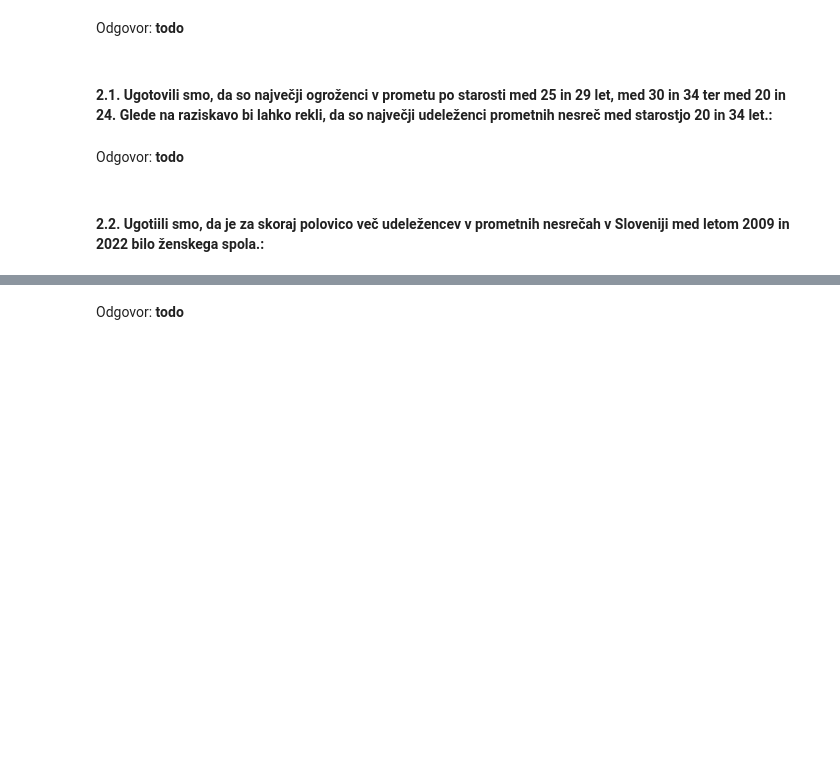
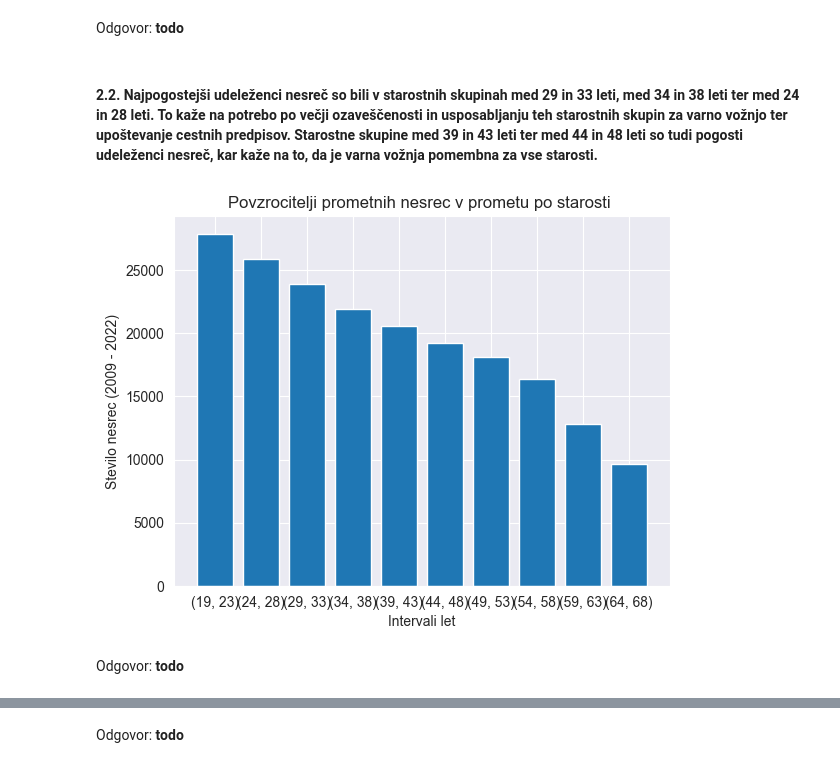
Before and after one commit to UrhPercic/PR22UMZ, a Jupyter notebook: report.ipynb, the cells around one changed output, grey strips where cells are left out. Drawn from its saved outputs; the diff is of its cells as text; code cells hidden in the pictures; blank space fills up the shorter version.

```diff
--- a/report.ipynb
+++ b/report.ipynb
@@ -21,8 +119,49 @@ Analiza podatkov je potekala po oblikovanih ciljih, kjer smo z ustreznimi vizual
 # %% [markdown]
 Odgovor: **todo**
-# %% [markdown]
-#### 2.1. Ugotovili smo, da so največji ogroženci v prometu po starosti med 25 in 29 let, med 30 in 34 ter med 20 in 24. Glede na raziskavo bi lahko rekli, da so največji udeleženci prometnih nesreč med starostjo 20 in 34 let.:
+# %% [markdown]
+#### 2.2. Najpogostejši udeleženci nesreč so bili v starostnih skupinah med 29 in 33 leti, med 34 in 38 leti ter med 24 in 28 leti. To kaže na potrebo po večji ozaveščenosti in usposabljanju teh starostnih skupin za varno vožnjo ter upoštevanje cestnih predpisov. Starostne skupine med 39 in 43 leti ter med 44 in 48 leti so tudi pogosti udeleženci nesreč, kar kaže na to, da je varna vožnja pomembna za vse starosti.
+# %%
+age_pov = {(i, i + 4): 0 for i in range(4, 100 + 1, 5)}
+age_ude = {(i, i + 4): 0 for i in range(4, 100 + 1, 5)}
+num_pov = 0
+num_ude = 0
+
+for file_name in datoteke:
+    with open(f'podatki/{file_name}.csv', 'r') as file:
+        csv_reader = csv.reader(file)
+        next(csv_reader)
+
+        for row in csv_reader:
+            row_split = (row[0] + row[1]).split(";")
+            age = int(row_split[24])
+            pov_ude = str(row_split[23])
+
+            if pov_ude == "UDELEŽENEC":
+                for key in age_ude.keys():
+                    if key[0] <= age <= key[1]:
+                        value = age_ude.get(key, 0)
+                        age_ude[key] = value + 1 if value is not None else 1
+                        num_ude += 1
+                        break
+
+            elif pov_ude == "POVZROČITELJ":
+                for key in age_pov.keys():
+                    if key[0] <= age <= key[1]:
+                        value = age_pov.get(key, 0)
+                        age_pov[key] = value + 1 if value is not None else 1
+                        num_pov += 1
+                        break
+
+sorted_dict_pov = dict(sorted(age_pov.items(), key=lambda x: x[1] if x[1] is not None else float('-inf'), reverse=True))
+top_10_keys_pov = [str(key) for key in list(sorted_dict_pov.keys())[:10]]
+top_10_values_pov = list(sorted_dict_pov.values())[:10]
+
+plt.bar(top_10_keys_pov, top_10_values_pov)
+plt.xlabel('Intervali let')
+plt.ylabel('Stevilo nesrec (2009 - 2022)')
+plt.title('Povzrocitelji prometnih nesrec v prometu po starosti ')
+plt.show()
+# %% [output]
+[figure, added]
 # %% [markdown]
 Odgovor: **todo**
-# %% [markdown]
-#### 2.2. Ugotiili smo, da je za skoraj polovico več udeležencev v prometnih nesrečah v Sloveniji med letom 2009 in 2022 bilo ženskega spola.:
```
Also changed, not shown: parts of 13 cells of this notebook.
